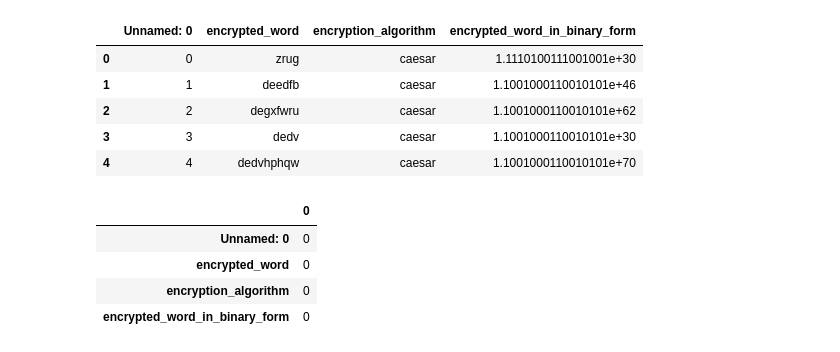
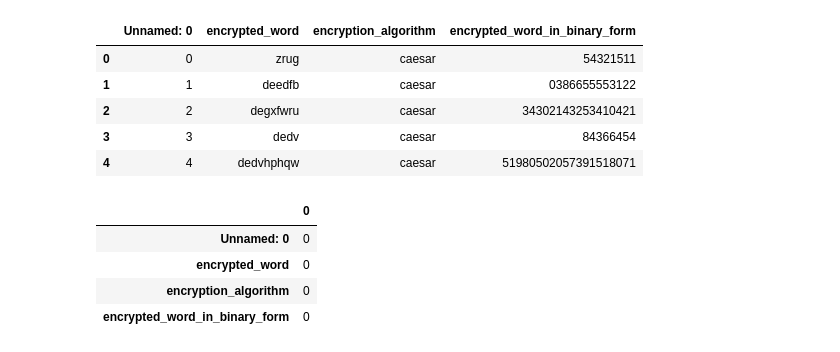
Before and after one commit to injchernomor/ml-libraries-project, a Jupyter notebook: notebooks/Untitled7.ipynb, the cells around one changed output. Drawn from its saved outputs; the diff is of its cells as text; code cells hidden in the pictures.

```diff
--- a/notebooks/Untitled7.ipynb
+++ b/notebooks/Untitled7.ipynb
@@ -3,26 +3,26 @@
 # %%
 import pandas as pd
 import matplotlib.pyplot as plt
 from sklearn.svm import SVC
 from sklearn.preprocessing import LabelEncoder,LabelBinarizer
 from sklearn.model_selection import train_test_split
 from sklearn import svm
 from sklearn.preprocessing import OneHotEncoder
 from sklearn import model_selection, naive_bayes
 from sklearn.feature_extraction.text import TfidfVectorizer
 from sklearn.metrics import accuracy_score
 
 
 
 
-url = 'https://raw.githubusercontent.com/injchernomor/ml-libraries-project/refs/heads/dev/data-source/data/final_dataset_of_encrypted_words.csv'
+url = 'https://raw.githubusercontent.com/injchernomor/ml-libraries-project/refs/heads/dev/data-source/data/output.csv'
 df = pd.read_csv(url)
 df.head()
 # %% [output]
 |  | Unnamed: 0 | encrypted_word | encryption_algorithm | encrypted_word_in_binary_form |
-| 0 | 0 | zrug | сaesar | 1.1110100111001001e+30 |
-| 1 | 1 | deedfb | сaesar | 1.1001000110010101e+46 |
-| 2 | 2 | degxfwru | сaesar | 1.1001000110010101e+62 |
-| 3 | 3 | dedv | сaesar | 1.1001000110010101e+30 |
-| 4 | 4 | dedvhphqw | сaesar | 1.1001000110010101e+70 |
+| 0 | 0 | zrug | сaesar | 54321511 |
+| 1 | 1 | deedfb | сaesar | 0386655553122 |
+| 2 | 2 | degxfwru | сaesar | 34302143253410421 |
+| 3 | 3 | dedv | сaesar | 84366454 |
+| 4 | 4 | dedvhphqw | сaesar | 51980502057391518071 |
 # %%
```
Also changed, not shown: parts of 8 cells of this notebook.
